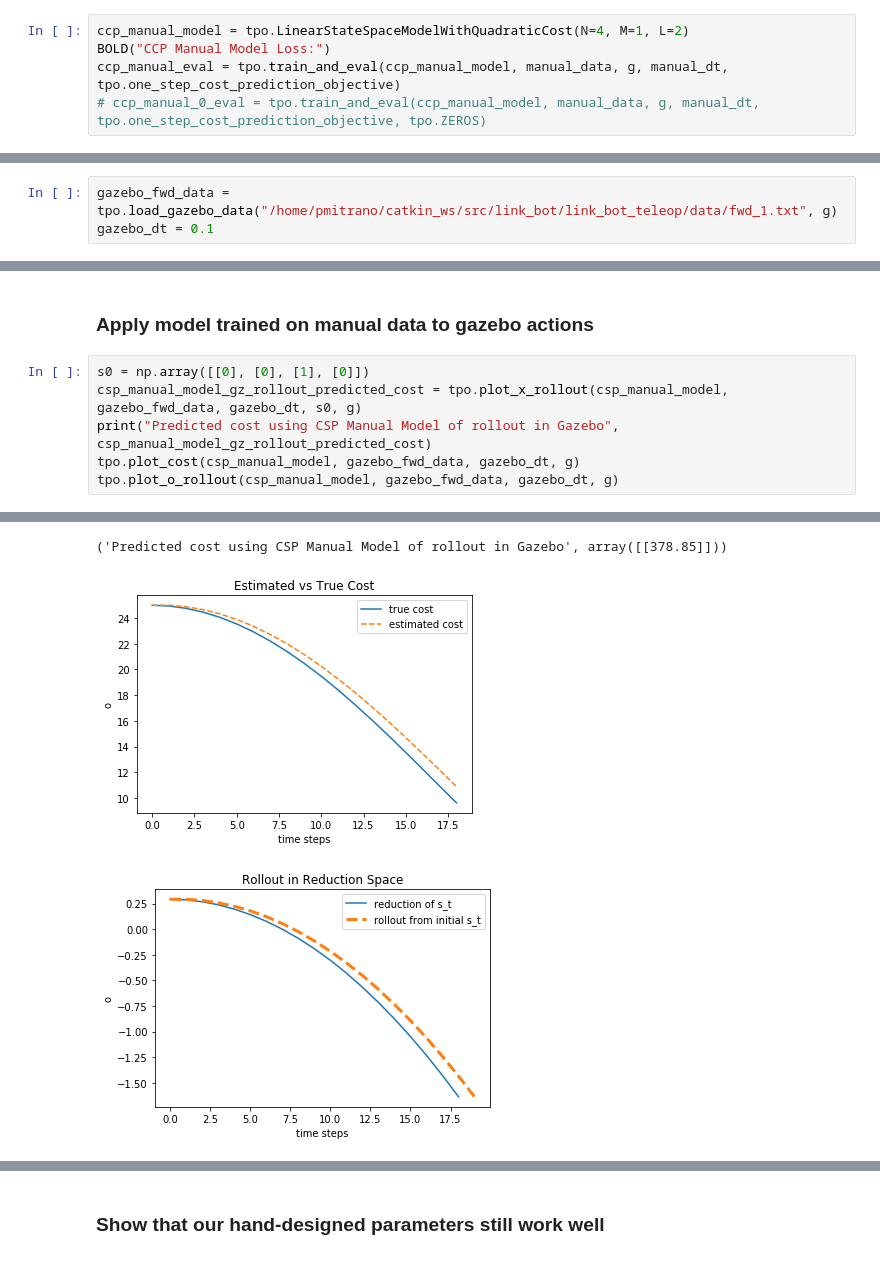
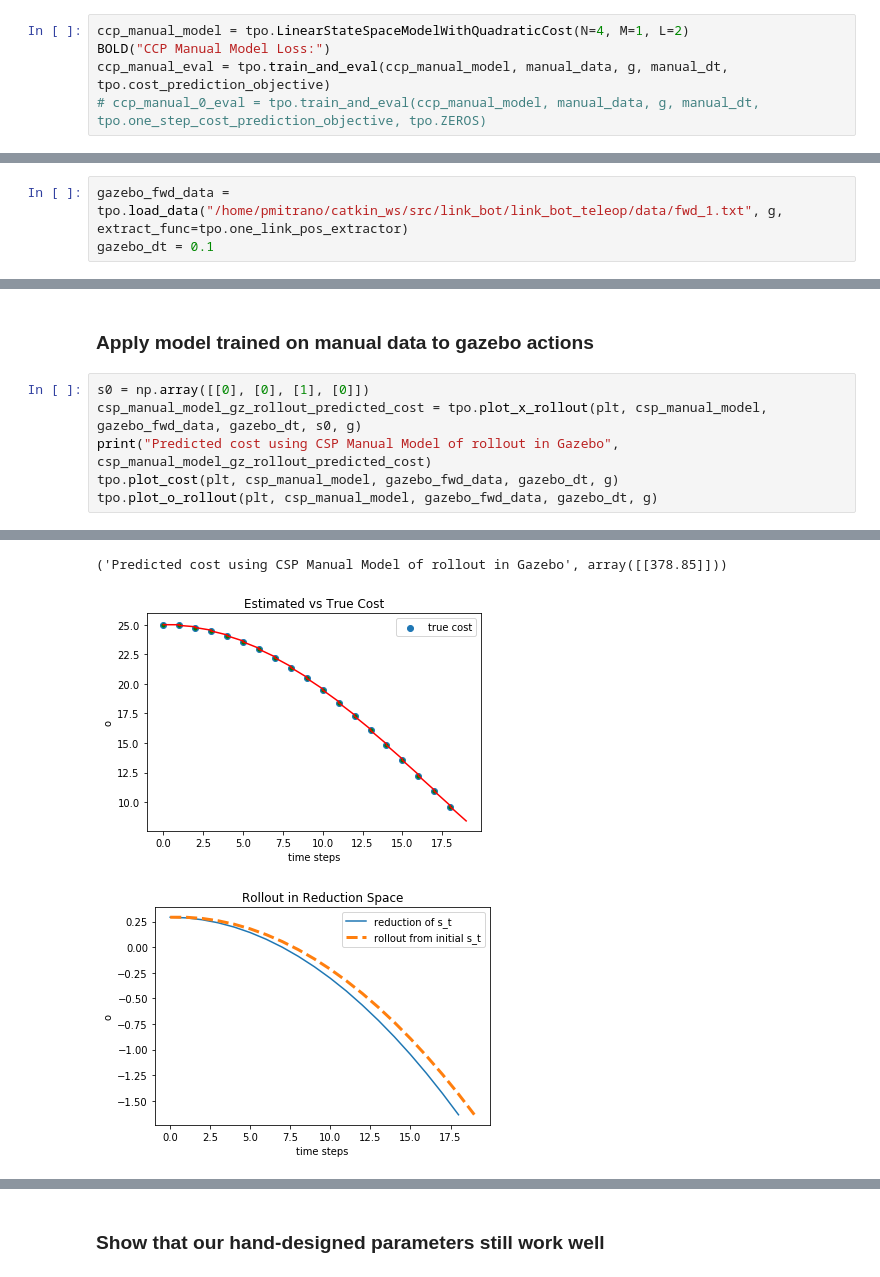
Before and after one commit to UM-ARM-Lab/unreliable-deform-manipulation, a Jupyter notebook: link_bot_notebooks/src/link_bot_notebooks/toy_problem_optimization.ipynb, the cells around one changed output, grey strips where cells are left out. Drawn from its saved outputs; the diff is of its cells as text.

```diff
--- a/link_bot_notebooks/src/link_bot_notebooks/toy_problem_optimization.ipynb
+++ b/link_bot_notebooks/src/link_bot_notebooks/toy_problem_optimization.ipynb
@@ -208,7 +208,7 @@ tpo.plot_o_rollout(csp_manual_model, manual_data, manual_dt, g)
 # %%
 ccp_manual_model = tpo.LinearStateSpaceModelWithQuadraticCost(N=4, M=1, L=2)
 BOLD("CCP Manual Model Loss:")
-ccp_manual_eval = tpo.train_and_eval(ccp_manual_model, manual_data, g, manual_dt, tpo.one_step_cost_prediction_objective)
+ccp_manual_eval = tpo.train_and_eval(ccp_manual_model, manual_data, g, manual_dt, tpo.cost_prediction_objective)
 # ccp_manual_0_eval = tpo.train_and_eval(ccp_manual_model, manual_data, g, manual_dt, tpo.one_step_cost_prediction_objective, tpo.ZEROS)
 # %% [output]
 **CCP Manual Model Loss:**
@@ -241,6 +241,6 @@ tpo.plot_cost(ccp_manual_model, manual_data, manual_dt, g)
 # %% [markdown]
 # Now with some data from Gazebo
 # %%
-gazebo_fwd_data = tpo.load_gazebo_data("/home/pmitrano/catkin_ws/src/link_bot/link_bot_teleop/data/fwd_1.txt", g)
+gazebo_fwd_data = tpo.load_data("/home/pmitrano/catkin_ws/src/link_bot/link_bot_teleop/data/fwd_1.txt", g, extract_func=tpo.one_link_pos_extractor)
 gazebo_dt = 0.1
 # %%
@@ -283,14 +283,14 @@ Complete Losses:
 ### Apply model trained on manual data to gazebo actions
 # %%
 s0 = np.array([[0], [0], [1], [0]])
-csp_manual_model_gz_rollout_predicted_cost = tpo.plot_x_rollout(csp_manual_model, gazebo_fwd_data, gazebo_dt, s0, g)
+csp_manual_model_gz_rollout_predicted_cost = tpo.plot_x_rollout(plt, csp_manual_model, gazebo_fwd_data, gazebo_dt, s0, g)
 print("Predicted cost using CSP Manual Model of rollout in Gazebo", csp_manual_model_gz_rollout_predicted_cost)
-tpo.plot_cost(csp_manual_model, gazebo_fwd_data, gazebo_dt, g)
-tpo.plot_o_rollout(csp_manual_model, gazebo_fwd_data, gazebo_dt, g)
+tpo.plot_cost(plt, csp_manual_model, gazebo_fwd_data, gazebo_dt, g)
+tpo.plot_o_rollout(plt, csp_manual_model, gazebo_fwd_data, gazebo_dt, g)
 # %% [output]
 [figure]
 ('Predicted cost using CSP Manual Model of rollout in Gazebo', array([[378.85]]))
-[figure, old version]
+[figure, new version]
 [figure]
 # %%
 s0 = np.array([[0], [0], [1], [0]])
```
Also changed, not shown: parts of 16 cells of this notebook, 8 other files.
